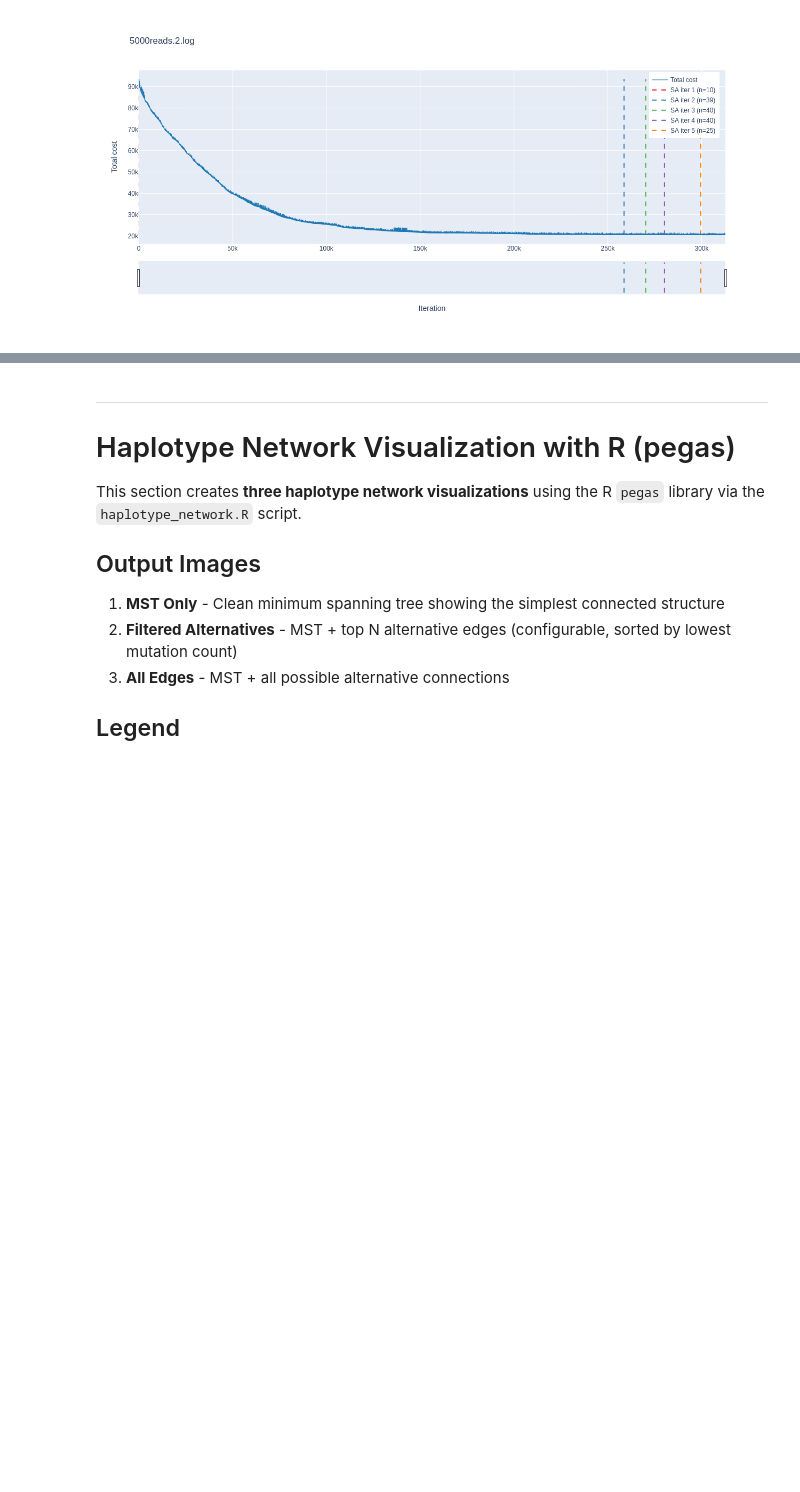
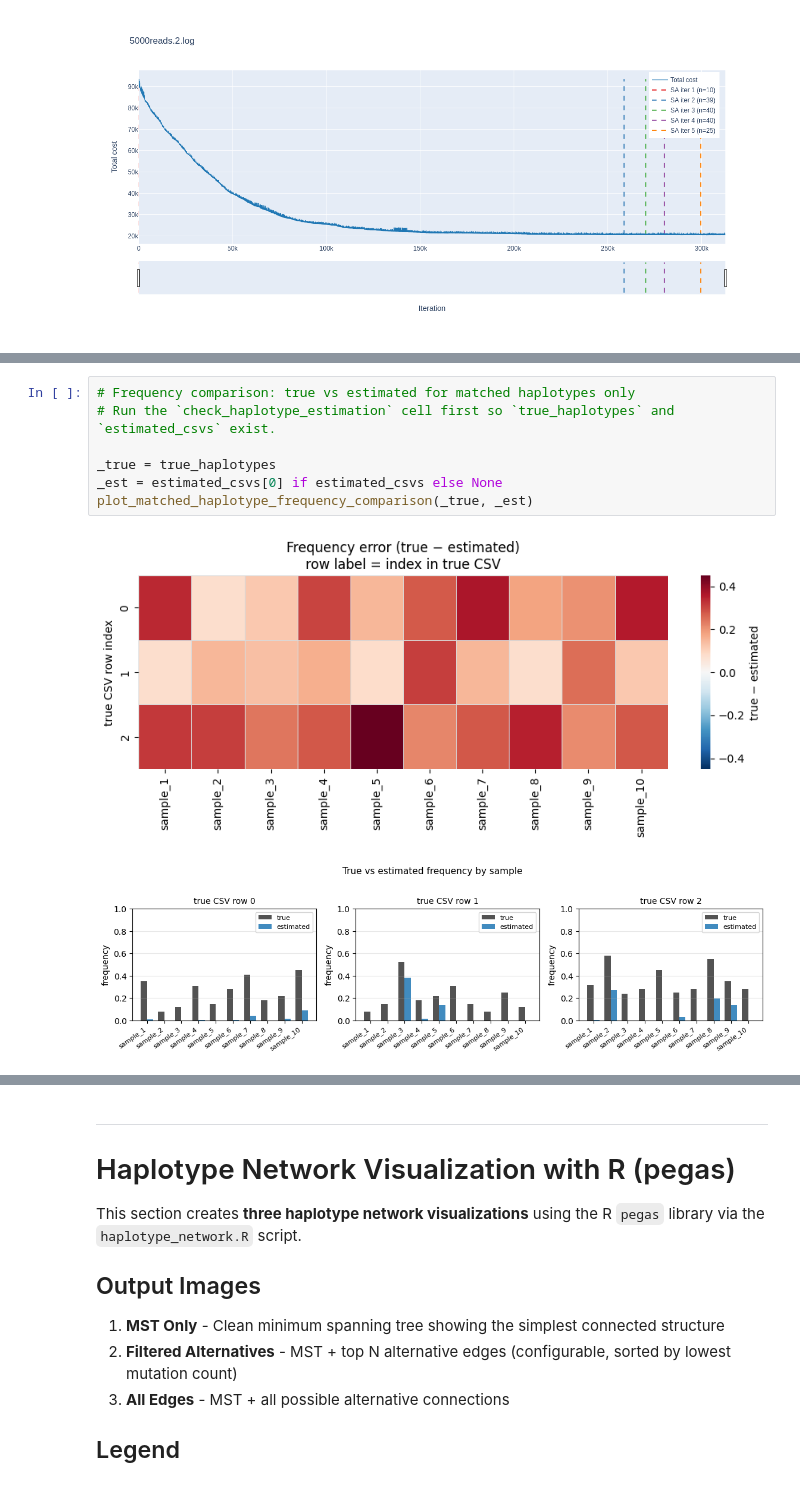
Before and after one commit to robinrheem/haplmate, a Jupyter notebook: analysis/haplotype_post_analysis.ipynb, the cells around one changed output, grey strips where cells are left out. Cells and saved outputs as stored; diff of their text form; blank space fills up the shorter version.

Commit message:
feat(analysis): frequency visualization

```diff
--- a/analysis/haplotype_post_analysis.ipynb
+++ b/analysis/haplotype_post_analysis.ipynb
@@ -664,0 +671,10 @@ display(results_df)
+# %%
+# Frequency comparison: true vs estimated for matched haplotypes only
+# Run the `check_haplotype_estimation` cell first so `true_haplotypes` and `estimated_csvs` exist.
+
+_true = true_haplotypes
+_est = estimated_csvs[0] if estimated_csvs else None
+plot_matched_haplotype_frequency_comparison(_true, _est)
+# %% [output]
+[figure, added]
+[figure, added]
```
Also changed, not shown: parts of 8 cells of this notebook.
